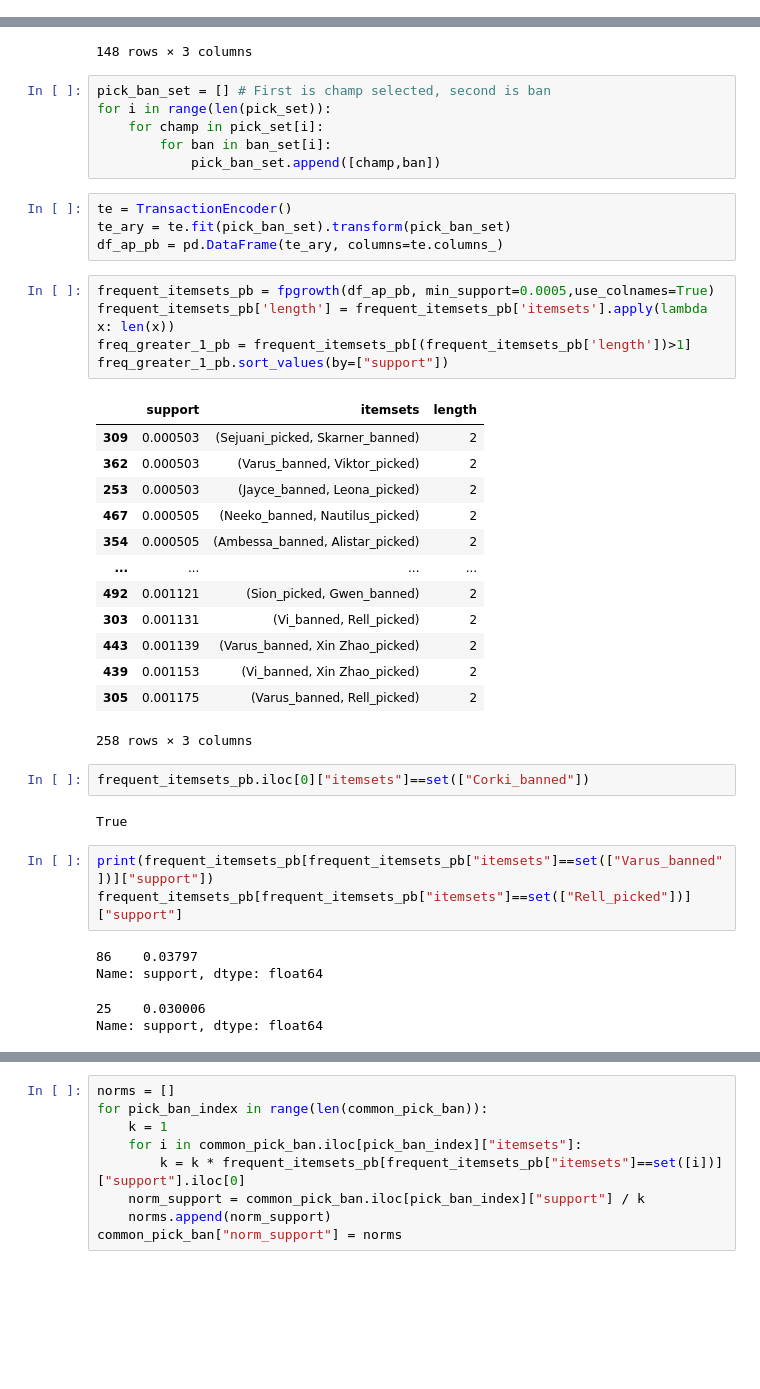
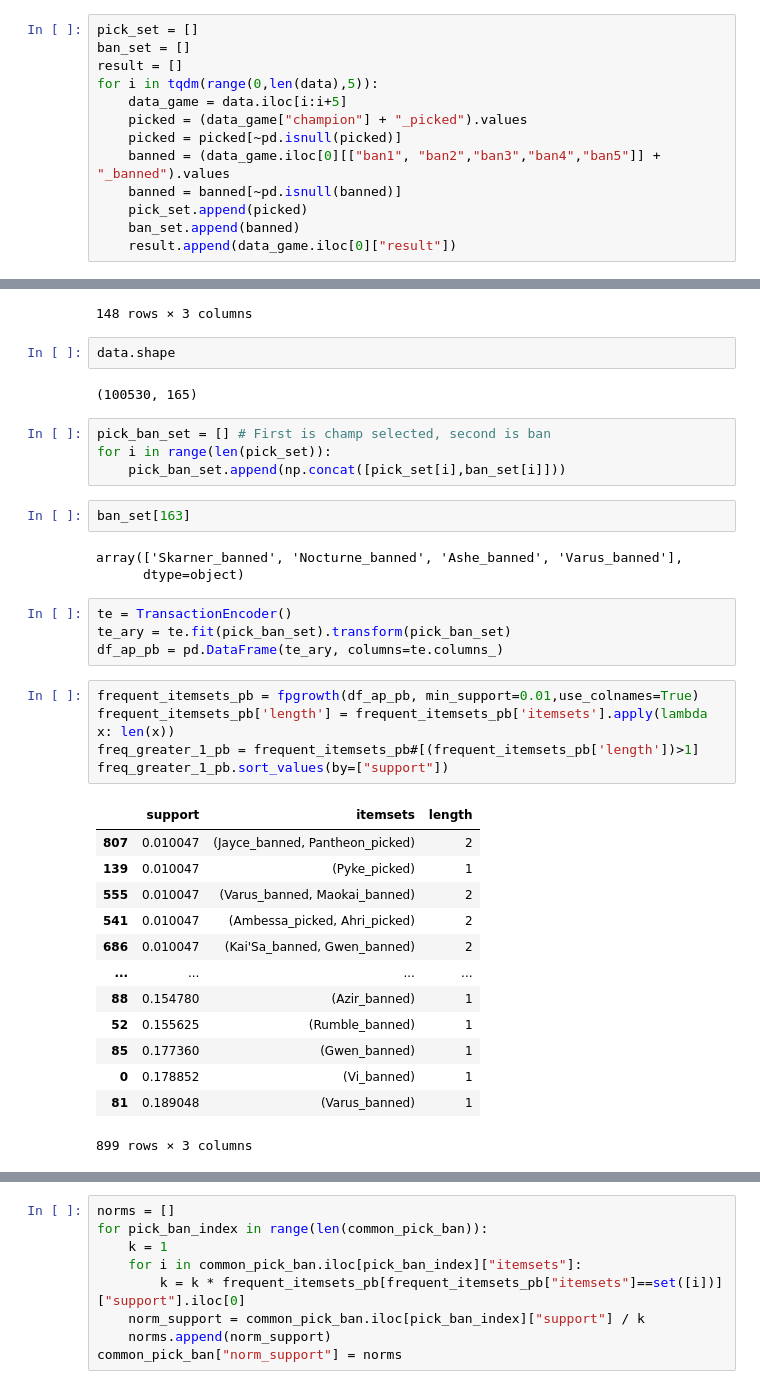
Before and after one commit to dwarfy35/Datamining_project, a Jupyter notebook: Checkpoint_3_daniel.ipynb, the cells around one changed output, grey strips where cells are left out. Drawn from its saved outputs; the diff is of its cells as text; blank space fills up the shorter version.

Commit message:
frequent association for team champs/bans to find synergies and counters

```diff
--- a/Checkpoint_3_daniel.ipynb
+++ b/Checkpoint_3_daniel.ipynb
@@ -39,3 +53,16 @@ for i in tqdm(range(0,len(data),5)):
+# %%
+pick_set = []
+ban_set = []
+result = []
+for i in tqdm(range(0,len(data),5)):
+    data_game = data.iloc[i:i+5]
+    picked = (data_game["champion"] + "_picked").values
+    picked = picked[~pd.isnull(picked)]
+    banned = (data_game.iloc[0][["ban1", "ban2","ban3","ban4","ban5"]] + "_banned").values
+    banned = banned[~pd.isnull(banned)]
+    pick_set.append(picked)
+    ban_set.append(banned)
+    result.append(data_game.iloc[0]["result"])
 # %%
 from mlxtend.preprocessing import TransactionEncoder
 te = TransactionEncoder()
@@ -107,46 +134,41 @@ freq_greater_1_fpg.sort_values(by=["support"])
 | 126 | 0.024072 | (Rell_picked, Corki_picked) | 2 |
 | 227 | 0.027852 | (Xayah_picked, Rakan_picked) | 2 |
 148 rows × 3 columns
+# %%
+data.shape
+# %% [output]
+(100530, 165)
 # %%
 pick_ban_set = [] # First is champ selected, second is ban
 for i in range(len(pick_set)):
-    for champ in pick_set[i]:
-        for ban in ban_set[i]:
-            pick_ban_set.append([champ,ban])
+    pick_ban_set.append(np.concat([pick_set[i],ban_set[i]]))
+# %%
+ban_set[163]
+# %% [output]
+array(['Skarner_banned', 'Nocturne_banned', 'Ashe_banned', 'Varus_banned'],
+      dtype=object)
 # %%
 te = TransactionEncoder()
 te_ary = te.fit(pick_ban_set).transform(pick_ban_set)
 df_ap_pb = pd.DataFrame(te_ary, columns=te.columns_)
 # %%
-frequent_itemsets_pb = fpgrowth(df_ap_pb, min_support=0.0005,use_colnames=True)
+frequent_itemsets_pb = fpgrowth(df_ap_pb, min_support=0.01,use_colnames=True)
 frequent_itemsets_pb['length'] = frequent_itemsets_pb['itemsets'].apply(lambda x: len(x))
-freq_greater_1_pb = frequent_itemsets_pb[(frequent_itemsets_pb['length'])>1]
+freq_greater_1_pb = frequent_itemsets_pb#[(frequent_itemsets_pb['length'])>1]
 freq_greater_1_pb.sort_values(by=["support"])
 # %% [output]
 |  | support | itemsets | length |
-| 309 | 0.000503 | (Sejuani_picked, Skarner_banned) | 2 |
-| 362 | 0.000503 | (Varus_banned, Viktor_picked) | 2 |
-| 253 | 0.000503 | (Jayce_banned, Leona_picked) | 2 |
-| 467 | 0.000505 | (Neeko_banned, Nautilus_picked) | 2 |
-| 354 | 0.000505 | (Ambessa_banned, Alistar_picked) | 2 |
+| 807 | 0.010047 | (Jayce_banned, Pantheon_picked) | 2 |
+| 139 | 0.010047 | (Pyke_picked) | 1 |
+| 555 | 0.010047 | (Varus_banned, Maokai_banned) | 2 |
+| 541 | 0.010047 | (Ambessa_picked, Ahri_picked) | 2 |
+| 686 | 0.010047 | (Kai'Sa_banned, Gwen_banned) | 2 |
 | ... | ... | ... | ... |
-| 492 | 0.001121 | (Sion_picked, Gwen_banned) | 2 |
-| 303 | 0.001131 | (Vi_banned, Rell_picked) | 2 |
-| 443 | 0.001139 | (Varus_banned, Xin Zhao_picked) | 2 |
-| 439 | 0.001153 | (Vi_banned, Xin Zhao_picked) | 2 |
-| 305 | 0.001175 | (Varus_banned, Rell_picked) | 2 |
+| 88 | 0.154780 | (Azir_banned) | 1 |
+| 52 | 0.155625 | (Rumble_banned) | 1 |
+| 85 | 0.177360 | (Gwen_banned) | 1 |
+| 0 | 0.178852 | (Vi_banned) | 1 |
+| 81 | 0.189048 | (Varus_banned) | 1 |
-258 rows × 3 columns
+899 rows × 3 columns
-# %%
-frequent_itemsets_pb.iloc[0]["itemsets"]==set(["Corki_banned"])
-# %% [output]
-True
-# %%
-print(frequent_itemsets_pb[frequent_itemsets_pb["itemsets"]==set(["Varus_banned"])]["support"])
-frequent_itemsets_pb[frequent_itemsets_pb["itemsets"]==set(["Rell_picked"])]["support"]
-# %% [output]
-86    0.03797
-Name: support, dtype: float64
-25    0.030006
-Name: support, dtype: float64
 # %%
 common_pick_ban = freq_greater_1_pb.sort_values(by=["support"])
```
Also changed, not shown: parts of 17 cells of this notebook.
